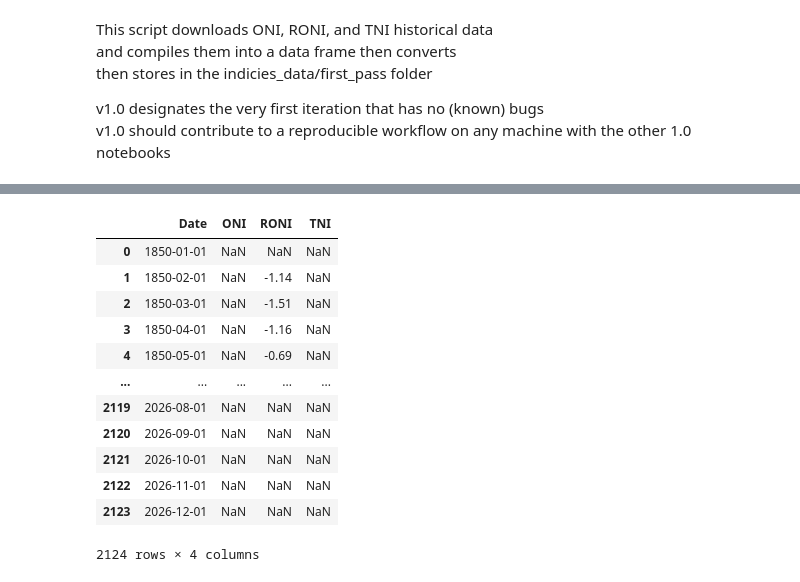
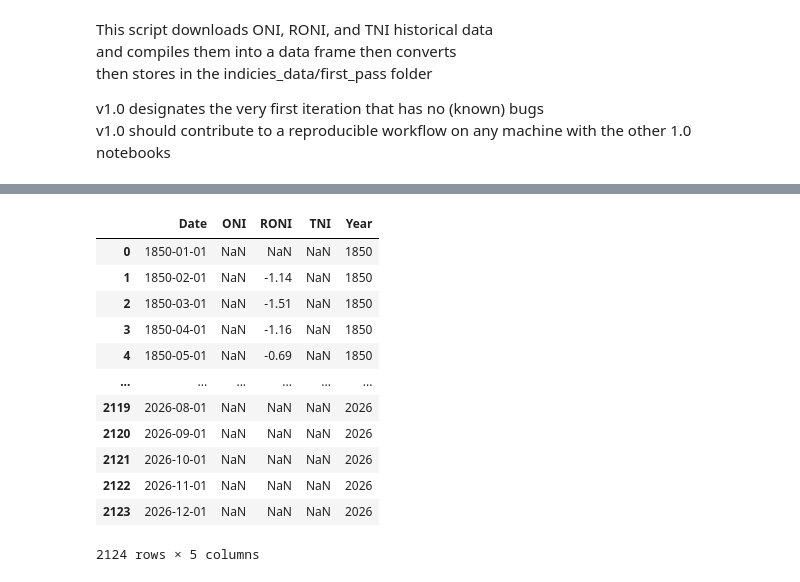
Before and after one commit to saign009-dot/ENSO_MCAP_PROJECT, a Jupyter notebook: scripts/ENSO_indicies_download_v1.0.ipynb, the cells around one changed output, grey strips where cells are left out. Cells and saved outputs as stored; diff of their text form; code cells hidden in the pictures.

Commit message:
add index year column and enabled displays via uncommenting

```diff
--- a/scripts/ENSO_indicies_download_v1.0.ipynb
+++ b/scripts/ENSO_indicies_download_v1.0.ipynb
@@ -128,24 +208,30 @@ oni_roni_tni_historic_df=pd.merge(
 # %%
 '''
 Here is the final product
 a dataframe of all three indicies
 aligned by date
 '''
+oni_roni_tni_historic_df["Date"] = pd.to_datetime(
+    oni_roni_tni_historic_df["Date"]
+)
+oni_roni_tni_historic_df["Year"] = oni_roni_tni_historic_df["Date"].dt.year
+
 
 oni_roni_tni_historic_df.to_csv(output_roni_oni_tni_indicies)
+
 #uncomment to see
 display(oni_roni_tni_historic_df)
 # %% [output]
-|  | Date | ONI | RONI | TNI |
-| 0 | 1850-01-01 | NaN | NaN | NaN |
-| 1 | 1850-02-01 | NaN | -1.14 | NaN |
-| 2 | 1850-03-01 | NaN | -1.51 | NaN |
-| 3 | 1850-04-01 | NaN | -1.16 | NaN |
-| 4 | 1850-05-01 | NaN | -0.69 | NaN |
-| ... | ... | ... | ... | ... |
-| 2119 | 2026-08-01 | NaN | NaN | NaN |
-| 2120 | 2026-09-01 | NaN | NaN | NaN |
-| 2121 | 2026-10-01 | NaN | NaN | NaN |
-| 2122 | 2026-11-01 | NaN | NaN | NaN |
-| 2123 | 2026-12-01 | NaN | NaN | NaN |
+|  | Date | ONI | RONI | TNI | Year |
+| 0 | 1850-01-01 | NaN | NaN | NaN | 1850 |
+| 1 | 1850-02-01 | NaN | -1.14 | NaN | 1850 |
+| 2 | 1850-03-01 | NaN | -1.51 | NaN | 1850 |
+| 3 | 1850-04-01 | NaN | -1.16 | NaN | 1850 |
+| 4 | 1850-05-01 | NaN | -0.69 | NaN | 1850 |
+| ... | ... | ... | ... | ... | ... |
+| 2119 | 2026-08-01 | NaN | NaN | NaN | 2026 |
+| 2120 | 2026-09-01 | NaN | NaN | NaN | 2026 |
+| 2121 | 2026-10-01 | NaN | NaN | NaN | 2026 |
+| 2122 | 2026-11-01 | NaN | NaN | NaN | 2026 |
+| 2123 | 2026-12-01 | NaN | NaN | NaN | 2026 |
-2124 rows × 4 columns
+2124 rows × 5 columns
```
Also changed, not shown: parts of 2 cells of this notebook.
